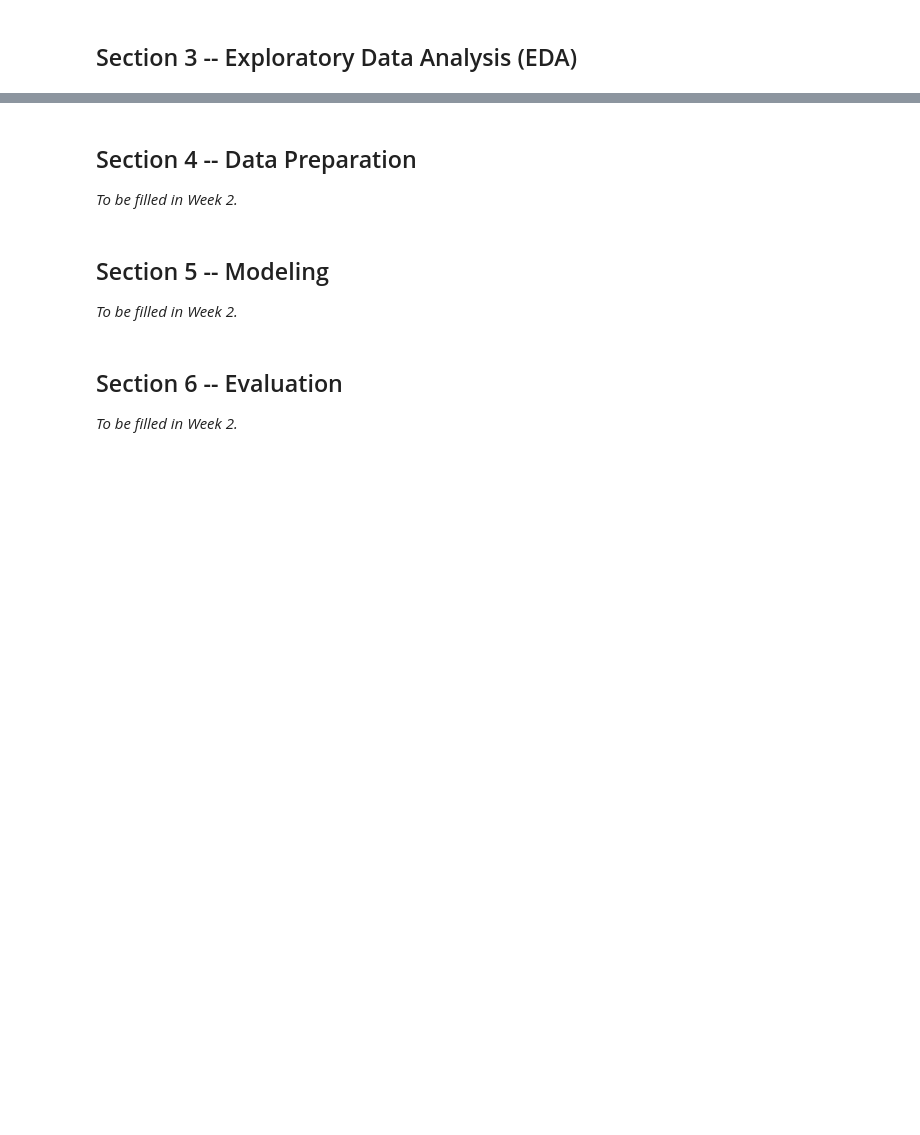
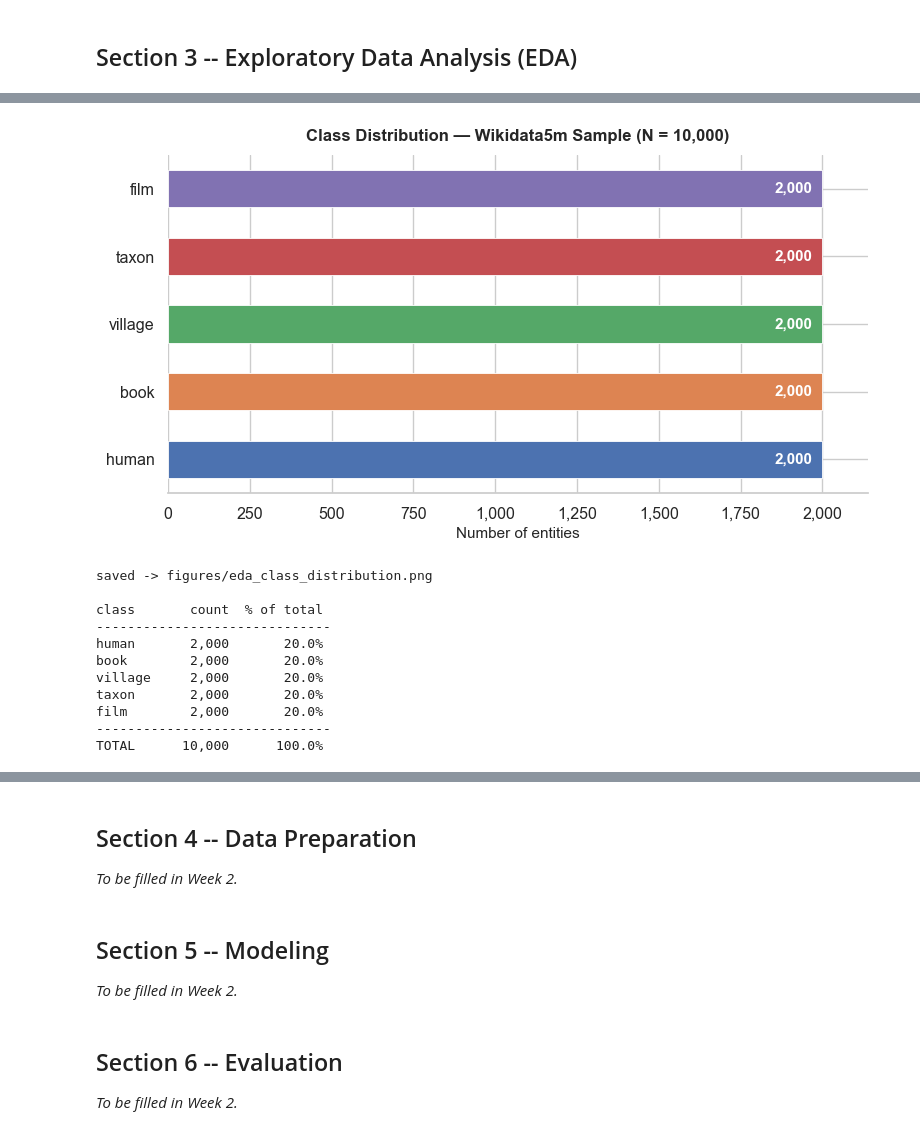
Before and after one commit to group5-iaids/knowledge-graph-classification, a Jupyter notebook: Group5_B_Notebook.ipynb, the cells around one changed output, grey strips where cells are left out. Drawn from its saved outputs; the diff is of its cells as text; code cells hidden in the pictures; blank space fills up the shorter version.

```diff
--- a/Group5_B_Notebook.ipynb
+++ b/Group5_B_Notebook.ipynb
@@ -315,0 +413,47 @@ print('Sparsity analysis -- to be implemented in Week 2')
+# %%
+# ── 3.1 Class Distribution Bar Chart ─────────────────────────────────────────
+class_counts = Counter(class_labels)
+total        = sum(class_counts.values())
+counts       = [class_counts[c] for c in CLASS_ORDER]
+colours      = [PALETTE[c] for c in CLASS_ORDER]
+
+fig, ax = plt.subplots(figsize=(8, 4.5))
+bars = ax.barh(CLASS_ORDER, counts, color=colours,
+               edgecolor='white', linewidth=0.6, height=0.55)
+
+for bar, cnt in zip(bars, counts):
+    ax.text(bar.get_width() - 30, bar.get_y() + bar.get_height() / 2,
+            f'{cnt:,}', va='center', ha='right',
+            color='white', fontsize=11, fontweight='bold')
+
+ax.set_xlabel('Number of entities', fontsize=11)
+ax.set_title('Class Distribution — Wikidata5m Sample (N = 10,000)',
+             fontsize=12, fontweight='bold', pad=10)
+ax.xaxis.set_major_formatter(mticker.FuncFormatter(lambda x, _: f'{int(x):,}'))
+ax.set_xlim(0, max(counts) * 1.07)
+sns.despine(left=True, bottom=False)
+plt.tight_layout()
+fig.savefig('figures/eda_class_distribution.png', dpi=150, bbox_inches='tight')
+plt.show()
+print('saved -> figures/eda_class_distribution.png')
+
+print()
+print(f"{'class':<10} {'count':>6}  {'% of total':>10}")
+print('-' * 30)
+for cls, cnt in zip(CLASS_ORDER, counts):
+    print(f'{cls:<10} {cnt:>6,}  {cnt/total*100:>9.1f}%')
+print('-' * 30)
+print(f"{'TOTAL':<10} {total:>6,}  {'100.0':>9}%")
+# %% [output]
+[figure, added]
+saved -> figures/eda_class_distribution.png
+
+class       count  % of total
+------------------------------
+human       2,000       20.0%
+book        2,000       20.0%
+village     2,000       20.0%
+taxon       2,000       20.0%
+film        2,000       20.0%
+------------------------------
+TOTAL      10,000      100.0%
```
Also changed, not shown: parts of 19 cells of this notebook, 8 other files.
